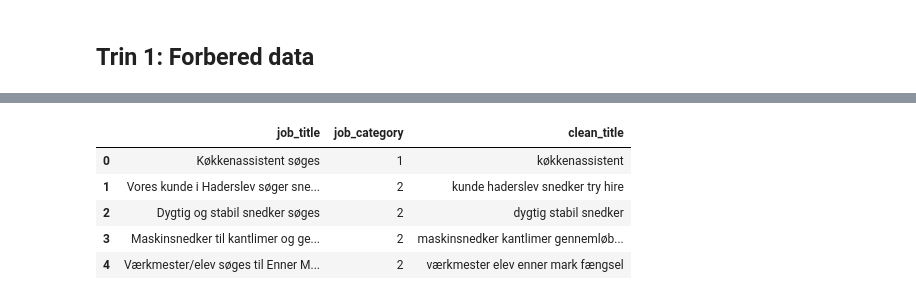
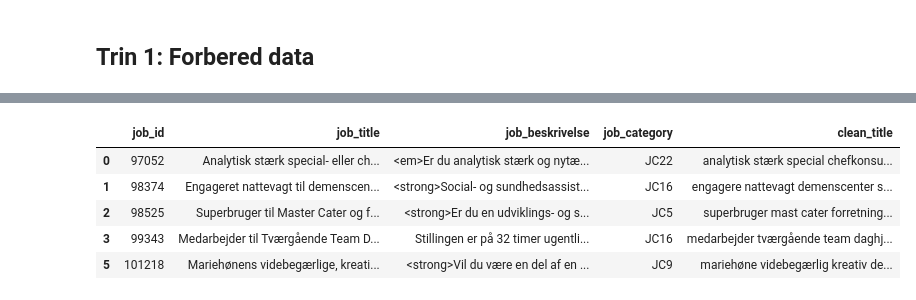
Before and after one commit to runeheidtmann/datascience, a Jupyter notebook: text_classification_naive_bayes/jobClassification.ipynb, the cells around one changed output, grey strips where cells are left out. Drawn from its saved outputs; the diff is of its cells as text; code cells hidden in the pictures.

```diff
--- a/text_classification_naive_bayes/jobClassification.ipynb
+++ b/text_classification_naive_bayes/jobClassification.ipynb
@@ -36,0 +32,23 @@ Det bør være nok til at lave en model, som kan forudsige med nogenlunde præci
+# %%
+def count_categories_in_dataset(categories):
+    count_dict = {}
+    for category in categories:
+        if category in count_dict:
+            count_dict[category] += 1
+            continue
+
+        count_dict[category] = 1
+
+    return count_dict
+
+
+# df = pd.read_csv('jobs.csv',delimiter=',')
+# print(count_categories_in_dataset(df['job_category']))
+df = pd.read_csv('jobdataFull.csv',delimiter=',')
+df.dropna()
+
+# delete rows without a category
+df = df[df.job_category.notnull()]
+
+#How many of each category is there in the dataset?
+count = count_categories_in_dataset(df['job_category'])
@@ -74,25 +102,20 @@ def word_roots(words,wdf):
             result.append(word)
     return result
 # %%
-#Load the data
-df = pd.read_csv('jobs.csv',delimiter=',')
 df['clean_title'] = df['job_title'].map(remove_punctuation)
 df['clean_title'] = df['clean_title'].map(getTokens)
-
 df['clean_title'] = df['clean_title'].map(remove_stop_words)
 
 #This takes a very long time because of the inefficient algorithm, that runs in numWords X numWordsInDanishLanguage.
 wdf = pd.read_csv('fuldformer.txt', delimiter=';', names=["root","inflection","gender"])
 df['clean_title'] = df['clean_title'].map(lambda words: word_roots(words,wdf))
 df['clean_title'] = df['clean_title'].map(lambda words: " ".join(words))
-
-df = df.dropna()
 # %%
-df.summary()
+df.head()
 # %% [output]
-|  | job_title | job_category | clean_title |
-| 0 | Køkkenassistent søges | 1 | køkkenassistent |
-| 1 | Vores kunde i Haderslev søger sne... | 2 | kunde haderslev snedker try hire |
-| 2 | Dygtig og stabil snedker søges | 2 | dygtig stabil snedker |
-| 3 | Maskinsnedker til kantlimer og ge... | 2 | maskinsnedker kantlimer gennemløb... |
-| 4 | Værkmester/elev søges til Enner M... | 2 | værkmester elev enner mark fængsel |
+|  | job_id | job_title | job_beskrivelse | job_category | clean_title |
+| 0 | 97052 | Analytisk stærk special- eller ch... | <em>Er du analytisk stærk og nytæ... | JC22 | analytisk stærk special chefkonsu... |
+| 1 | 98374 | Engageret nattevagt til demenscen... | <strong>Social- og sundhedsassist... | JC16 | engagere nattevagt demenscenter s... |
+| 2 | 98525 | Superbruger til Master Cater og f... | <strong>Er du en udviklings- og s... | JC5 | superbruger mast cater forretning... |
+| 3 | 99343 | Medarbejder til Tværgående Team D... | Stillingen er på 32 timer ugentli... | JC16 | medarbejder tværgående team daghj... |
+| 5 | 101218 | Mariehønens videbegærlige, kreati... | <strong>Vil du være en del af en ... | JC9 | mariehøne videbegærlig kreativ de... |
```
Also changed, not shown: parts of 9 cells of this notebook, 9 other files.
